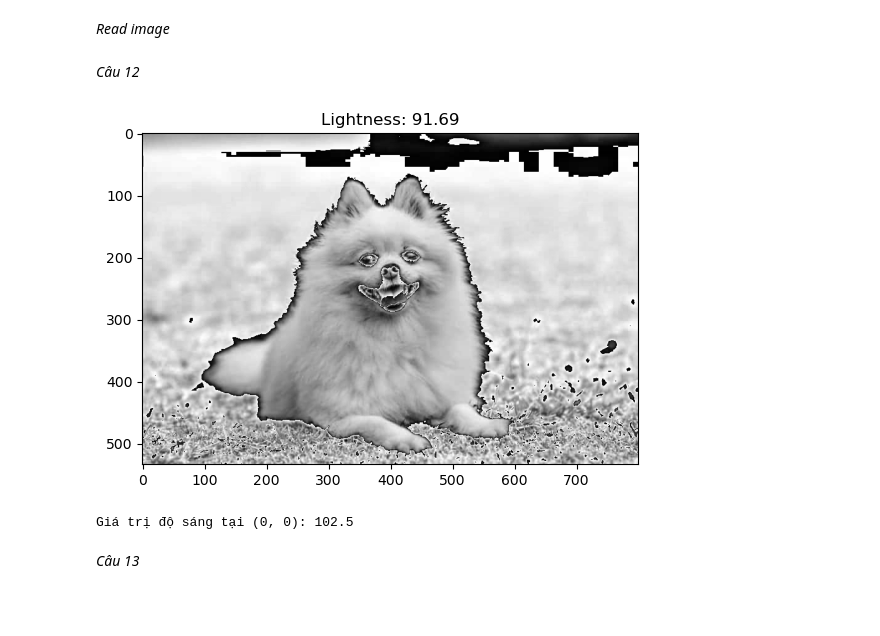
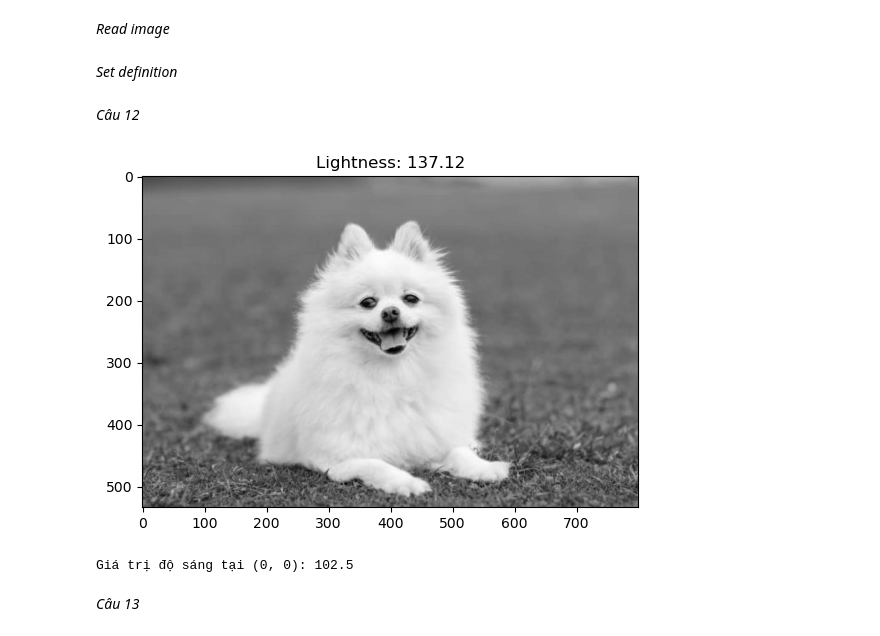
Before and after one commit to MinhKhanh-EternAI/AIO-Exercise, a Jupyter notebook: Module 02/Week 01/image_processing.ipynb, the cells around one changed output. Cells and saved outputs as stored; diff of their text form; code cells hidden in the pictures; blank space fills up the shorter version.

Commit message:
feature/module02_week01 - Update image processing file

```diff
--- a/Module 02/Week 01/image_processing.ipynb
+++ b/Module 02/Week 01/image_processing.ipynb
@@ -12,3 +12,5 @@ import matplotlib.pyplot as plt
 *Read image*
 # %%
 img = mpimg.imread('C:\\Users\\MinhKhanh\\Documents\\workspace\\AIO-2024\\AIO-Exercise\\Module 02\\Week 01\\source\\dog.jpeg')
+# %% [markdown]
+*Set definition*
@@ -17,23 +22,23 @@ img = mpimg.imread('C:\\Users\\MinhKhanh\\Documents\\workspace\\AIO-2024\\AIO-Ex
 # %%
 # Tính giá trị lớn nhất và nhỏ nhất cho các kênh màu
 max_rgb = np.max(img, axis=2)
 min_rgb = np.min(img, axis=2)
 
 # Tính giá trị trung bình của giá trị lớn nhất và nhỏ nhất cho mỗi pixel
-gray_img_01 = (max_rgb + min_rgb) / 2
+gray_img_01 = max_rgb/2 + min_rgb/2
 
 # Tính độ sáng trung bình của ảnh
 lightness = np.mean(gray_img_01)
 
 # Hiển thị ảnh xám và giá trị độ sáng
 plt.imshow(gray_img_01, cmap='gray')
 plt.title(f'Lightness: {lightness:.2f}')
 plt.show()
 
 # Kiểm tra giá trị độ sáng tại điểm (0, 0)
 print("Giá trị độ sáng tại (0, 0):", gray_img_01[0, 0])
 # %% [output]
-[figure, old version]
+[figure, new version]
 Giá trị độ sáng tại (0, 0): 102.5
 # %% [markdown]
 *Câu 13*
```
Also changed, not shown: parts of 1 cell of this notebook, 1 other file.
